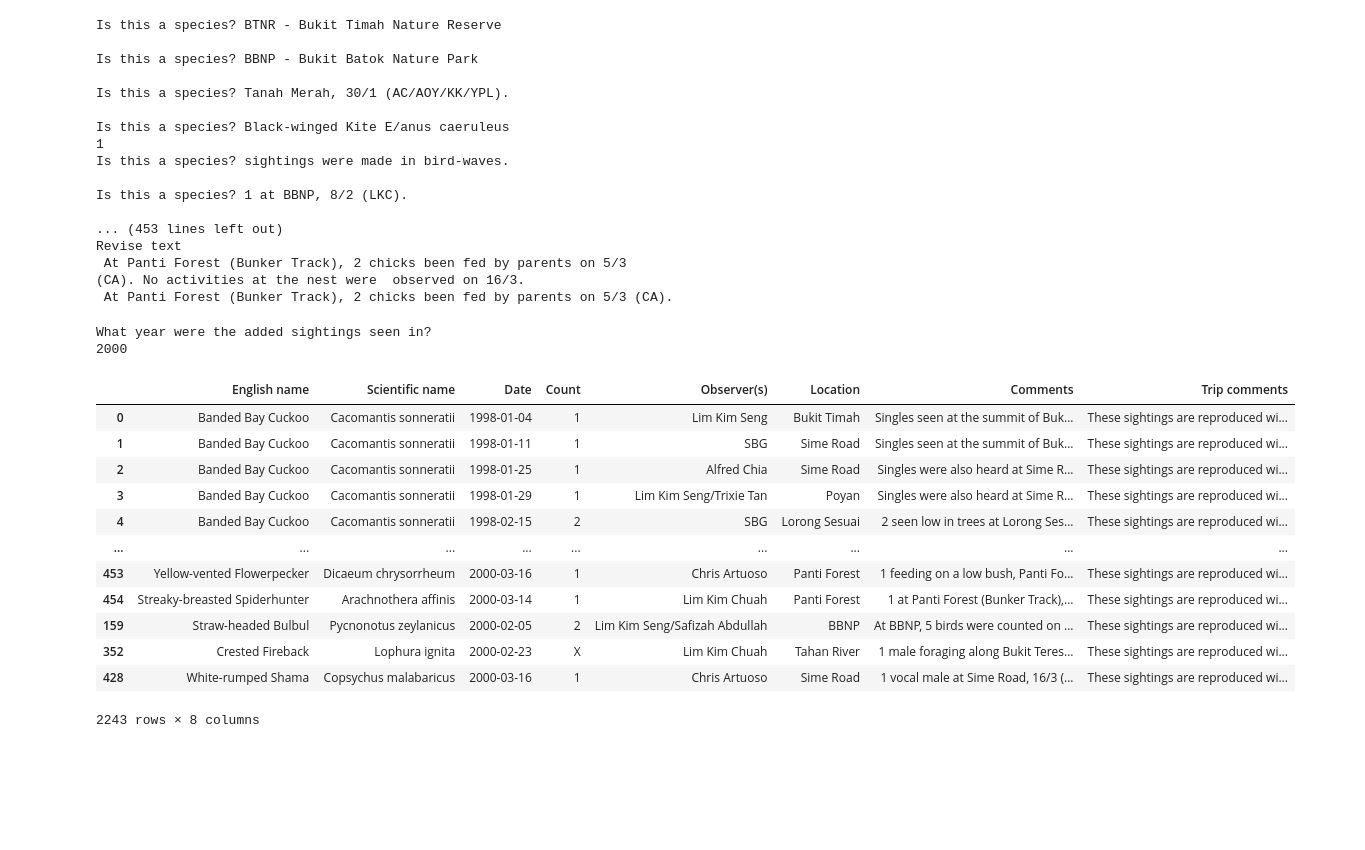
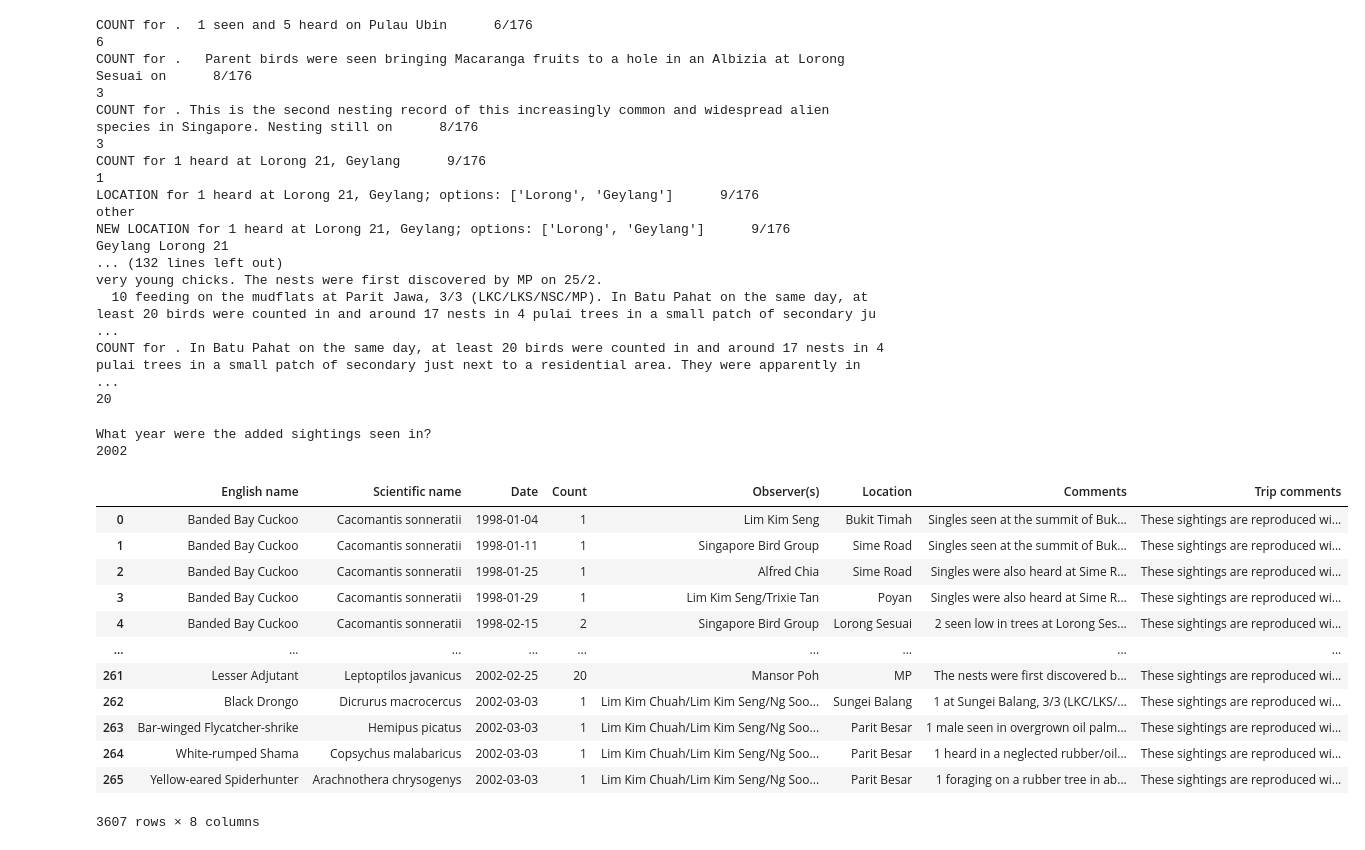
Before and after one commit to raghav-n/singapore-avi-ebird, a Jupyter notebook: scraper.ipynb, the cells around one changed output. Cells and saved outputs as stored; diff of their text form; code cells hidden in the pictures; blank space fills up the shorter version.

```diff
--- a/scraper.ipynb
+++ b/scraper.ipynb
@@ -153,8 +182,8 @@ rang2 = re.compile(r'([0-9]{1,2})-([0-9]{1,2} ?/ ?([0-9]{1,2}))')
 multi = re.compile(r'((([0-9]{1,2} ?/ ?[0-9]{1,2}),? ?a?n?d? ?){2,})')
 multisub = re.compile(r'Multidate\[(.*)\]')
 
-USERES = res2000
-BACKUPRES = res2
+USERES = res2005
+BACKUPRES = None
 
 def flatten(l):
   return [item for sublist in l for item in sublist]
@@ -238,6 +267,7 @@ latest = ''
 text = re.sub("Page [0-9]+ SINGAPORE AVIFAUNA", "", text)
 text = re.sub("SINGAPORE AVIFAUNA Page [0-9]+", "", text)
 text = text.replace("SINGAPORE AVIFAUNA", '')
+text = text.replace('&', 'and')
 
 if spdata == {}:
   for t in text.split("\n"):
@@ -245,7 +275,7 @@ if spdata == {}:
       if t not in spdata.keys():
         spdata[t] = ''
       latest = t
-    elif re.match(BACKUPRES, t.strip())!=None and "Page" not in t:
+    elif BACKUPRES != None and re.match(BACKUPRES, t.strip()) != None and "Page" not in t:
       ask = input("Is this a species? " + t.strip() + "\n").strip()
       if ask.lower() != '':
         if t not in spdata.keys():
@@ -314,6 +344,9 @@ for k, iv in list(spdata.items()):
     matched, ignore = address(string, address_re)
     matched = [i1.strip() for i1 in matched]
     if "Track 270" in string:
+      matched.append("Track 270")
+      ignore.append("270")
+    if "Panti 270" in string:
       matched.append("Track 270")
       ignore.append("270")
     if "Track 246" in string:
@@ -445,23 +478,23 @@ for x in range(1, len(spdata2)):
 
 np.save("content/cachedpicks.npy", cachedpicks)
 # %% [output]
-Is this a species? BTNR - Bukit Timah Nature Reserve
-
-Is this a species? BBNP - Bukit Batok Nature Park
-
-Is this a species? Tanah Merah, 30/1 (AC/AOY/KK/YPL).
-
-Is this a species? Black-winged Kite E/anus caeruleus
+COUNT for .  1 seen and 5 heard on Pulau Ubin      6/176
+6
+COUNT for .   Parent birds were seen bringing Macaranga fruits to a hole in an Albizia at Lorong Sesuai on      8/176
+3
+COUNT for . This is the second nesting record of this increasingly common and widespread alien species in Singapore. Nesting still on      8/176
+3
+COUNT for 1 heard at Lorong 21, Geylang      9/176
 1
-Is this a species? sightings were made in bird-waves.
-
-Is this a species? 1 at BBNP, 8/2 (LKC).
-
-... (453 lines left out)
-Revise text
- At Panti Forest (Bunker Track), 2 chicks been fed by parents on 5/3
-(CA). No activities at the nest were  observed on 16/3.
- At Panti Forest (Bunker Track), 2 chicks been fed by parents on 5/3 (CA).
+LOCATION for 1 heard at Lorong 21, Geylang; options: ['Lorong', 'Geylang']      9/176
+other
+NEW LOCATION for 1 heard at Lorong 21, Geylang; options: ['Lorong', 'Geylang']      9/176
+Geylang Lorong 21
+... (132 lines left out)
+very young chicks. The nests were first discovered by MP on 25/2.
+  10 feeding on the mudflats at Parit Jawa, 3/3 (LKC/LKS/NSC/MP). In Batu Pahat on the same day, at least 20 birds were counted in and around 17 nests in 4 pulai trees in a small patch of secondary ju ...
+COUNT for . In Batu Pahat on the same day, at least 20 birds were counted in and around 17 nests in 4 pulai trees in a small patch of secondary just next to a residential area. They were apparently in ...
+20
 # %%
 ### DATA PT. 2
 from tqdm.notebook import tqdm
@@ -597,16 +630,6 @@ made["Observer(s)"] = made["Observer"].apply(expand)
 
 made['Date'] = made['Date'].str.replace("Multidate\[", '').str.replace("]",'').str.split(',')
 
-# made = (made
-#             .set_index([i for i in made.columns if i != "Date"])['Date']
-#             .apply(pd.Series)
-#             .stack()
-#             .reset_index()
-#             .drop('level_6', axis=1)
-#             .rename(columns={0:'Date'}))
-
-#
-
 try:
   made = made.explode('Date')[df_in.columns]
 except:
@@ -639,6 +662,8 @@ def dt(row):
     except:
       return None
   else:
+    if type(d) == str:
+      raise
     return d
 
 df["Date"] = df.apply(dt,axis=1)
@@ -646,7 +671,8 @@ df["Date"] = df.apply(dt,axis=1)
 datafile["Pair"] = datafile["Pair"].apply(lambda i: i.lower())
 df["English name"] = df["Species"].progress_apply(lambda i: optimum(i, 'eng'))
 df["Scientific name"] = df["Species"].apply(lambda i: optimum(i, 'sci'))
-df = df[df["English name"] != "Brubru"]
+df = df[df["English name"]!="Brubru"]
+df = df[df["English name"]!="Flores Jungle-Flycatcher"]
 df["Count"] = df["Count"].apply(lambda i: "X" if i == 1111 or i == 111 else i)
 df["Observer(s)"] = df["Observer(s)"].apply(lambda i: "Several observers" if i == 'sev obs' else i)
 df["Observer(s)"] = df["Observer(s)"].apply(lambda i: expand('('+i.replace("all ", '')+')') if i.replace("all ", '').upper() == i else i)
@@ -700,46 +726,46 @@ def process(item):
     item[-1] = a
   return item
 
 def trip(i):
   vol = i.year - 1986
   return f'These sightings are reproduced with permission from Volume {vol} of Singapore Avifauna, which was published originally by Nature Society (Singapore).\
             The original report is available at https://nss.org.sg/report.aspx.'
 
 df_display = df_display.apply(process, axis=1)
 df_display = df_display[df_display["Comments"] != "None"]
 df_display["Trip comments"] = df_display["Date"].apply(trip)
 
 df_display = df_display.drop_duplicates()
 df = df.drop_duplicates(subset=["Date", "Species", "Location"])
 
 df_in = df.copy(deep=True)
 
 df[cols2].to_csv("content/df (10).csv", index=False)
 # files.download("content/df (10).csv")
 
 df_display.to_csv("content/output.csv", index=False)
 # files.download("content/output.csv")
 
-df1998 = df_display[df_display["Date"].dt.year.isin([1997, 1998, 2000])]
+df1998 = df_display[df_display["Date"].dt.year.isin([1990, 1997, 1998, 1999, 2000, 2001, 2002])]
 df1998.to_csv("content/output-spec.csv", index=False)
 
 data_table.DataTable(df1998, include_index=False)
 # %% [output]
 What year were the added sightings seen in?
-2000
+2002
 |  | English name | Scientific name | Date | Count | Observer(s) | Location | Comments | Trip comments |
 | 0 | Banded Bay Cuckoo | Cacomantis sonneratii | 1998-01-04 | 1 | Lim Kim Seng | Bukit Timah | Singles seen at the summit of Buk... | These sightings are reproduced wi... |
-| 1 | Banded Bay Cuckoo | Cacomantis sonneratii | 1998-01-11 | 1 | SBG | Sime Road | Singles seen at the summit of Buk... | These sightings are reproduced wi... |
+| 1 | Banded Bay Cuckoo | Cacomantis sonneratii | 1998-01-11 | 1 | Singapore Bird Group | Sime Road | Singles seen at the summit of Buk... | These sightings are reproduced wi... |
 | 2 | Banded Bay Cuckoo | Cacomantis sonneratii | 1998-01-25 | 1 | Alfred Chia | Sime Road | Singles were also heard at Sime R... | These sightings are reproduced wi... |
 | 3 | Banded Bay Cuckoo | Cacomantis sonneratii | 1998-01-29 | 1 | Lim Kim Seng/Trixie Tan | Poyan | Singles were also heard at Sime R... | These sightings are reproduced wi... |
-| 4 | Banded Bay Cuckoo | Cacomantis sonneratii | 1998-02-15 | 2 | SBG | Lorong Sesuai | 2 seen low in trees at Lorong Ses... | These sightings are reproduced wi... |
+| 4 | Banded Bay Cuckoo | Cacomantis sonneratii | 1998-02-15 | 2 | Singapore Bird Group | Lorong Sesuai | 2 seen low in trees at Lorong Ses... | These sightings are reproduced wi... |
 | ... | ... | ... | ... | ... | ... | ... | ... | ... |
-| 453 | Yellow-vented Flowerpecker | Dicaeum chrysorrheum | 2000-03-16 | 1 | Chris Artuoso | Panti Forest | 1 feeding on a low bush, Panti Fo... | These sightings are reproduced wi... |
-| 454 | Streaky-breasted Spiderhunter | Arachnothera affinis | 2000-03-14 | 1 | Lim Kim Chuah | Panti Forest | 1 at Panti Forest (Bunker Track),... | These sightings are reproduced wi... |
-| 159 | Straw-headed Bulbul | Pycnonotus zeylanicus | 2000-02-05 | 2 | Lim Kim Seng/Safizah Abdullah | BBNP | At BBNP, 5 birds were counted on ... | These sightings are reproduced wi... |
-| 352 | Crested Fireback | Lophura ignita | 2000-02-23 | X | Lim Kim Chuah | Tahan River | 1 male foraging along Bukit Teres... | These sightings are reproduced wi... |
-| 428 | White-rumped Shama | Copsychus malabaricus | 2000-03-16 | 1 | Chris Artuoso | Sime Road | 1 vocal male at Sime Road, 16/3 (... | These sightings are reproduced wi... |
+| 261 | Lesser Adjutant | Leptoptilos javanicus | 2002-02-25 | 20 | Mansor Poh | MP | The nests were first discovered b... | These sightings are reproduced wi... |
+| 262 | Black Drongo | Dicrurus macrocercus | 2002-03-03 | 1 | Lim Kim Chuah/Lim Kim Seng/Ng Soo... | Sungei Balang | 1 at Sungei Balang, 3/3 (LKC/LKS/... | These sightings are reproduced wi... |
+| 263 | Bar-winged Flycatcher-shrike | Hemipus picatus | 2002-03-03 | 1 | Lim Kim Chuah/Lim Kim Seng/Ng Soo... | Parit Besar | 1 male seen in overgrown oil palm... | These sightings are reproduced wi... |
+| 264 | White-rumped Shama | Copsychus malabaricus | 2002-03-03 | 1 | Lim Kim Chuah/Lim Kim Seng/Ng Soo... | Parit Besar | 1 heard in a neglected rubber/oil... | These sightings are reproduced wi... |
+| 265 | Yellow-eared Spiderhunter | Arachnothera chrysogenys | 2002-03-03 | 1 | Lim Kim Chuah/Lim Kim Seng/Ng Soo... | Parit Besar | 1 foraging on a rubber tree in ab... | These sightings are reproduced wi... |
-2243 rows × 8 columns
+3607 rows × 8 columns
 # %%
 ### CORRECTIONS/PROOFREADING
 
```
Also changed, not shown: parts of 4 cells of this notebook.
